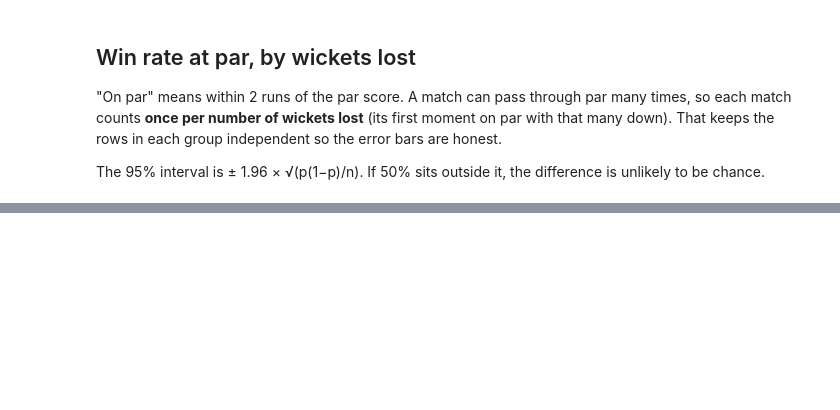
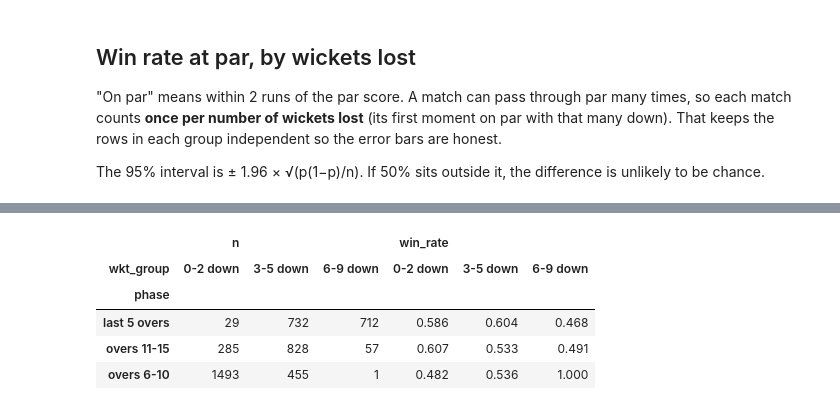
Before and after one commit to abdulhaquemohammed/dls-fairness-t20, a Jupyter notebook: 04_dls_test.ipynb, the cells around one changed output, grey strips where cells are left out. Cells and saved outputs as stored; diff of their text form; code cells hidden in the pictures; blank space fills up the shorter version.

```diff
--- a/04_dls_test.ipynb
+++ b/04_dls_test.ipynb
@@ -44,0 +152,15 @@ The 95% interval is ± 1.96 × √(p(1−p)/n). If 50% sits outside it, the diff
+# %%
+first["phase"] = pd.cut(first["balls_left"], [0, 30, 60, 90],
+                        labels=["last 5 overs", "overs 11-15", "overs 6-10"])
+first["wkt_group"] = pd.cut(first["wickets"], [-1, 2, 5, 9],
+                            labels=["0-2 down", "3-5 down", "6-9 down"])
+(first.groupby(["phase", "wkt_group"], observed=True)["won"]
+      .agg(n="count", win_rate="mean").round(3)
+      .unstack("wkt_group"))
+# %% [output]
+|  | n |  |  | win_rate |  |  |
+| wkt_group | 0-2 down | 3-5 down | 6-9 down | 0-2 down | 3-5 down | 6-9 down |
+| phase |  |  |  |  |  |  |
+| last 5 overs | 29 | 732 | 712 | 0.586 | 0.604 | 0.468 |
+| overs 11-15 | 285 | 828 | 57 | 0.607 | 0.533 | 0.491 |
+| overs 6-10 | 1493 | 455 | 1 | 0.482 | 0.536 | 1.000 |
```
Also changed, not shown: parts of 8 cells of this notebook, 2 other files.
